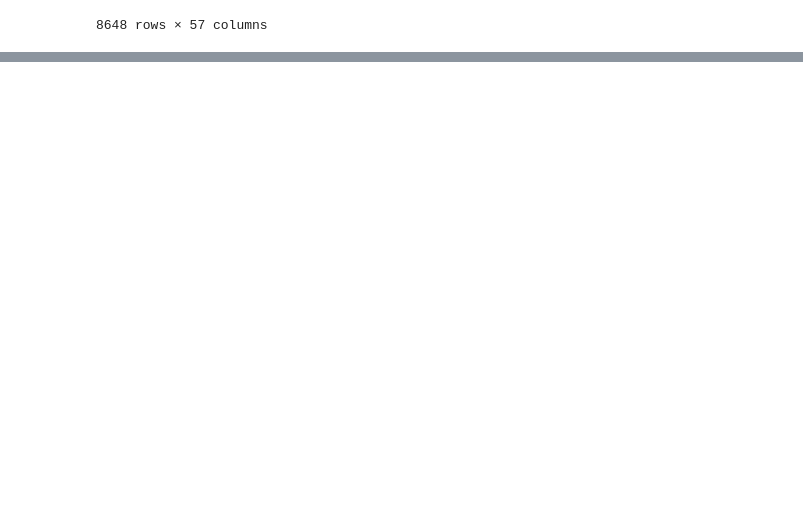
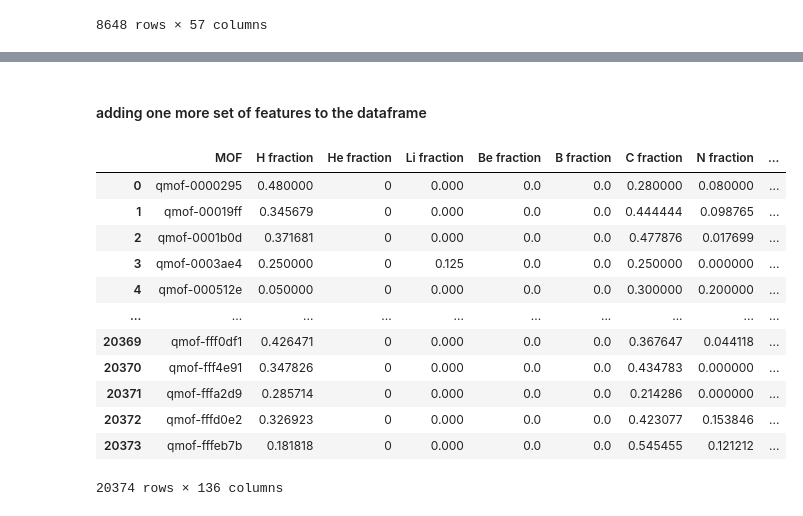
Before and after one commit to manendri/battery-materials-dsbc25, a Jupyter notebook: exploration/other/training_fingerprint_merge_example.ipynb, the cells around one changed output, grey strips where cells are left out. Cells and saved outputs as stored; diff of their text form; code cells hidden in the pictures; blank space fills up the shorter version.

```diff
--- a/exploration/other/training_fingerprint_merge_example.ipynb
+++ b/exploration/other/training_fingerprint_merge_example.ipynb
@@ -67,0 +86,20 @@ df_train_stoich45
+# %% [markdown]
+#### adding one more set of features to the dataframe
+# %%
+#import another 'fingerprint' dataset
+df_stoich120 = pd.read_csv('../../data/QMOF/qmof_database/qmof_database/relaxed_structures_fingerprints/stoich120_fingerprints.csv', sep=',')
+df_stoich120
+# %% [output]
+|  | MOF | H fraction | He fraction | Li fraction | Be fraction | B fraction | C fraction | N fraction | ... |
+| 0 | qmof-0000295 | 0.480000 | 0 | 0.000 | 0.0 | 0.0 | 0.280000 | 0.080000 | ... |
+| 1 | qmof-00019ff | 0.345679 | 0 | 0.000 | 0.0 | 0.0 | 0.444444 | 0.098765 | ... |
+| 2 | qmof-0001b0d | 0.371681 | 0 | 0.000 | 0.0 | 0.0 | 0.477876 | 0.017699 | ... |
+| 3 | qmof-0003ae4 | 0.250000 | 0 | 0.125 | 0.0 | 0.0 | 0.250000 | 0.000000 | ... |
+| 4 | qmof-000512e | 0.050000 | 0 | 0.000 | 0.0 | 0.0 | 0.300000 | 0.200000 | ... |
+| ... | ... | ... | ... | ... | ... | ... | ... | ... | ... |
+| 20369 | qmof-fff0df1 | 0.426471 | 0 | 0.000 | 0.0 | 0.0 | 0.367647 | 0.044118 | ... |
+| 20370 | qmof-fff4e91 | 0.347826 | 0 | 0.000 | 0.0 | 0.0 | 0.434783 | 0.000000 | ... |
+| 20371 | qmof-fffa2d9 | 0.285714 | 0 | 0.000 | 0.0 | 0.0 | 0.214286 | 0.000000 | ... |
+| 20372 | qmof-fffd0e2 | 0.326923 | 0 | 0.000 | 0.0 | 0.0 | 0.423077 | 0.153846 | ... |
+| 20373 | qmof-fffeb7b | 0.181818 | 0 | 0.000 | 0.0 | 0.0 | 0.545455 | 0.121212 | ... |
+20374 rows × 136 columns
```
Also changed, not shown: parts of 5 cells of this notebook.
